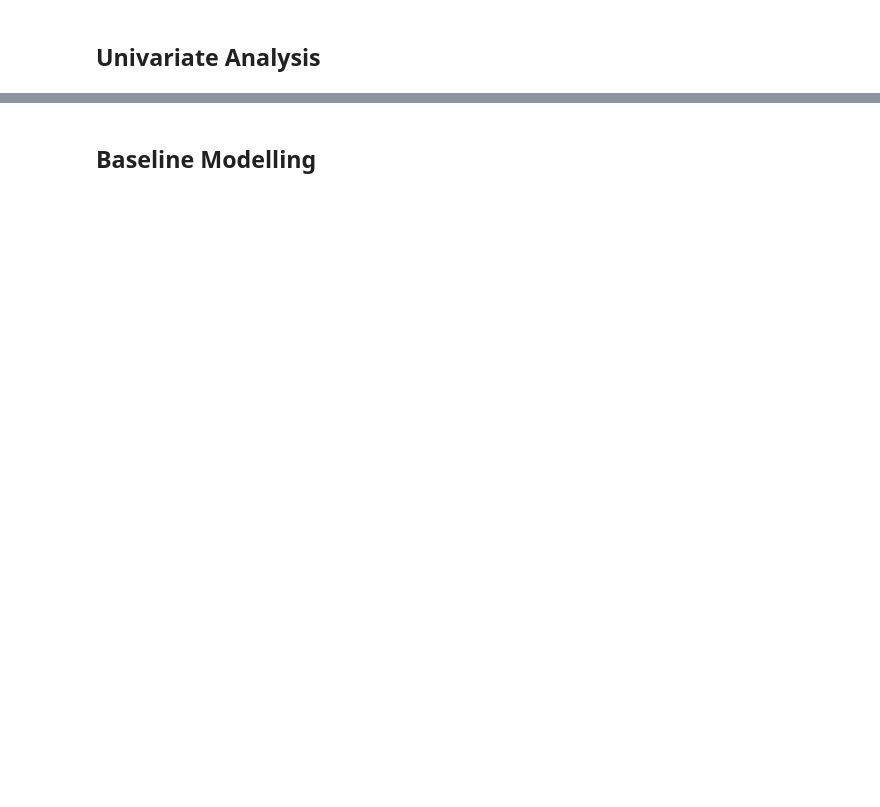
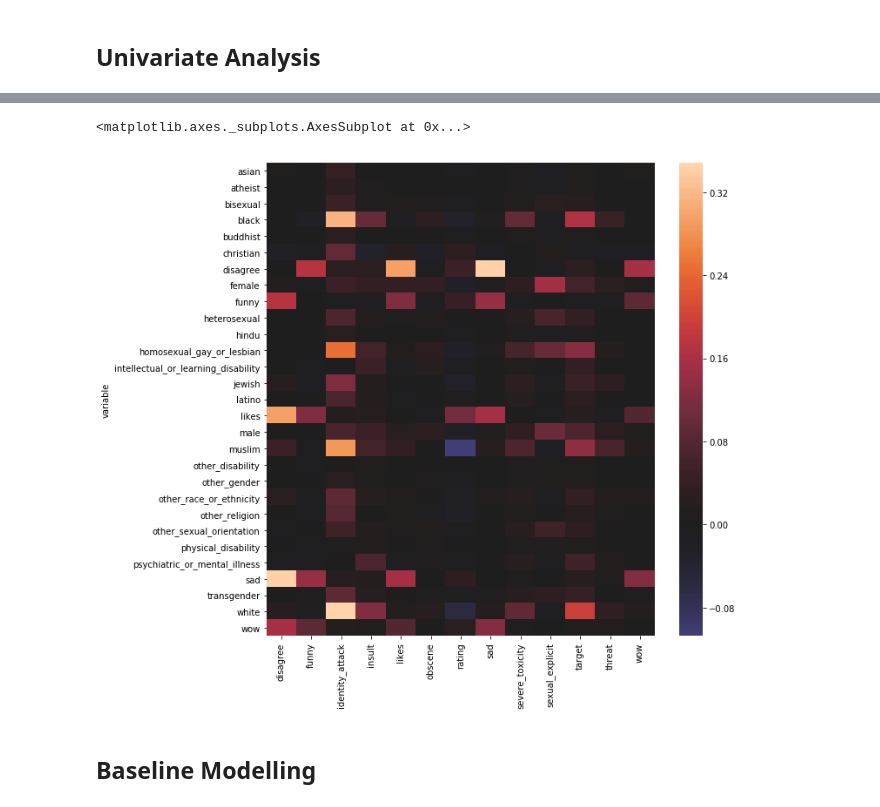
Before and after one commit to natb1/kaggle-jigsaw-unintended-bias-in-toxicity-classification, a Jupyter notebook: data_understanding.ipynb, the cells around one changed output, grey strips where cells are left out. Drawn from its saved outputs; the diff is of its cells as text; code cells hidden in the pictures; blank space fills up the shorter version.

Commit message:
correlation analysis

```diff
--- a/data_understanding.ipynb
+++ b/data_understanding.ipynb
@@ -153,0 +178,35 @@ known_fields.extend(JIGSAW_ANNOTATIONS)
+# %%
+# create a correlation matrix
+dependent_variables_sql = ', '.join(sorted(dependent_variables))
+unpivot = 'UNION ALL\n            '.join(
+    '(SELECT "{v}" AS variable, {v} AS value, {dependent_variables_sql} FROM encoded)'.format(v=v, dependent_variables_sql=dependent_variables_sql)
+    for v in independent_variables
+)
+independent_variables_sql = ', '.join('"{v}"'.format(v=v) for v in independent_latent_variables)
+correlation_sql = ', '.join("CORR({d}, value) AS {d}".format(d=d) for d in sorted(dependent_variables))
+correlations_df = bq.query("""
+
+    WITH
+
+        encoded AS (
+            SELECT * REPLACE (
+                CASE rating
+                    WHEN "approved" THEN 1.0
+                    WHEN "rejected" THEN 0.0
+                END AS rating
+            )
+            FROM {{dataset_id}}.train
+        ),
+
+        unpivot AS (
+            SELECT variable, value, {dependent_variables_sql} FROM
+            {unpivot}
+        )
+
+    SELECT variable, {correlation_sql}
+    FROM unpivot
+    GROUP BY variable
+    ORDER BY variable
+
+""".format(unpivot=unpivot, dependent_variables_sql=dependent_variables_sql, independent_variables_sql=independent_variables_sql, correlation_sql=correlation_sql))
+correlations_df.head()
@@ -154,2 +220,14 @@ known_fields.extend(JIGSAW_ANNOTATIONS)
+# %%
+correlations_visualized = correlations_df.set_index("variable")
+# trim out the CIVIL_COMMENT_EMOTES which are analyzed as both dependent and independent
+# variables which creates skew in the correlation distribution making visualization
+# difficult
+for variable in CIVIL_COMMENT_EMOTES:
+    correlations_visualized[variable][variable] = 0.0
+plt.figure(figsize = (10,10))
+sns.heatmap(correlations_visualized, center=0.0)
+# %% [output]
+<matplotlib.axes._subplots.AxesSubplot at 0x...>
+[figure, added]
 # %% [markdown]
 ## Baseline Modelling
```
Also changed, not shown: parts of 10 cells of this notebook, 1 other file.
